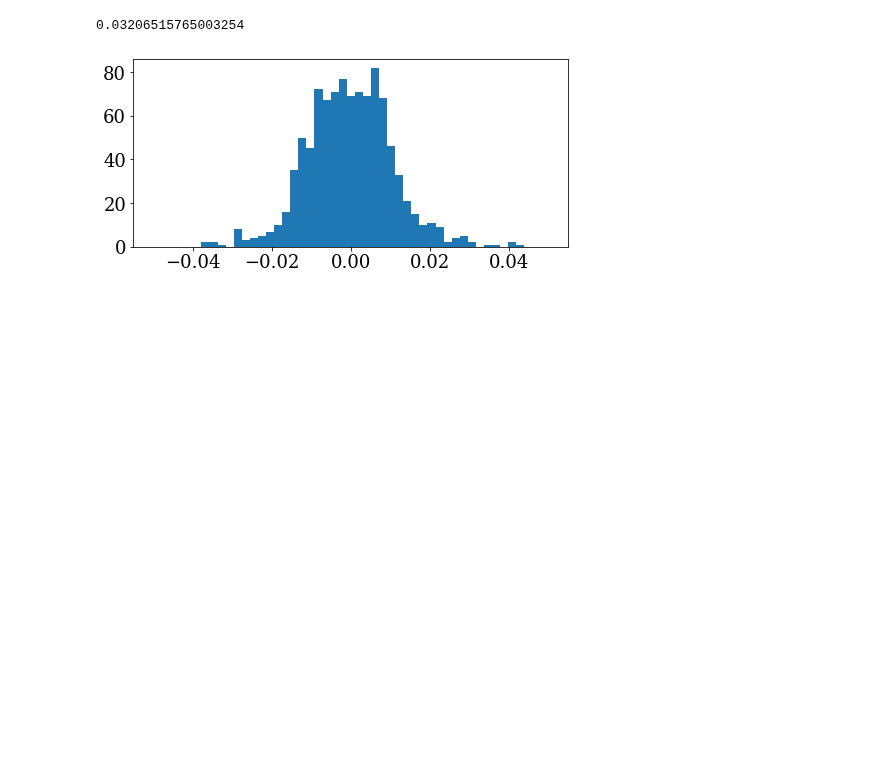
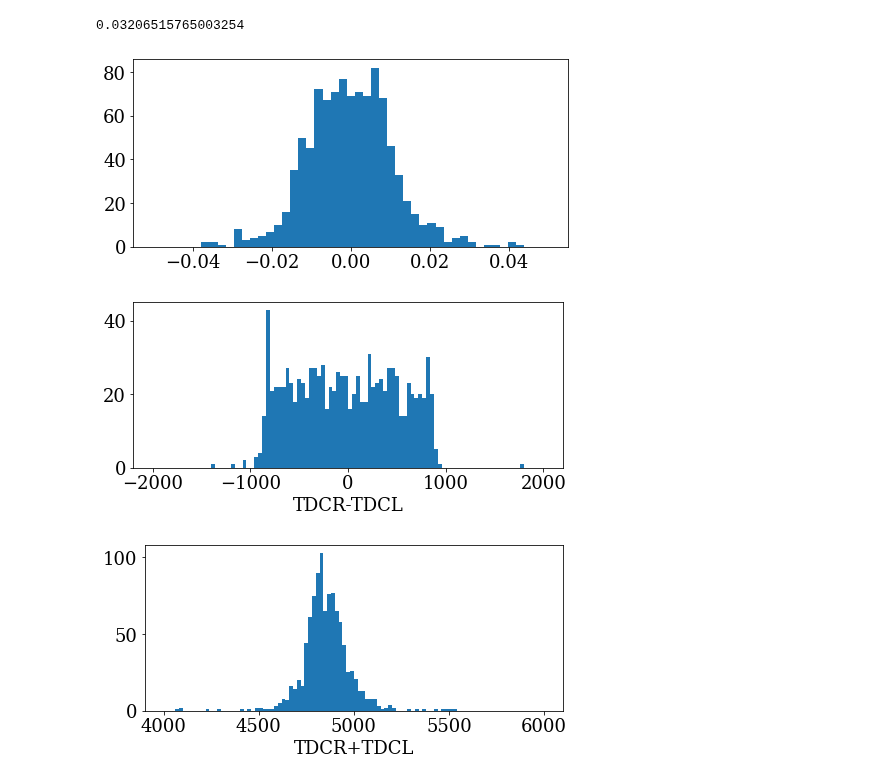
Before and after one commit to sebouh137/fcal_sim, a Jupyter notebook: TDC_vs_pxoverpz.ipynb, the cells around one changed output. Saved outputs shown, nothing was run; the diff lists cells and outputs as text; code cells hidden in the pictures; blank space fills up the shorter version.

```diff
--- a/TDC_vs_pxoverpz.ipynb
+++ b/TDC_vs_pxoverpz.ipynb
@@ -78,3 +80,13 @@ print(np.std(ux-(diff-b)/m))
 # %% [output]
 0.03206515765003254
 [figure]
+# %%
+plt.hist(diffs, bins=100, range=(-2000, 2000))
+plt.xlabel("TDCR-TDCL")
+plt.show()
+plt.hist(sums, bins=100, range=(4000, 6000))
+plt.xlabel("TDCR+TDCL")
+plt.show()
+# %% [output]
+[figure, added]
+[figure, added]
```
Also changed, not shown: parts of 3 cells of this notebook, 1 other file.
